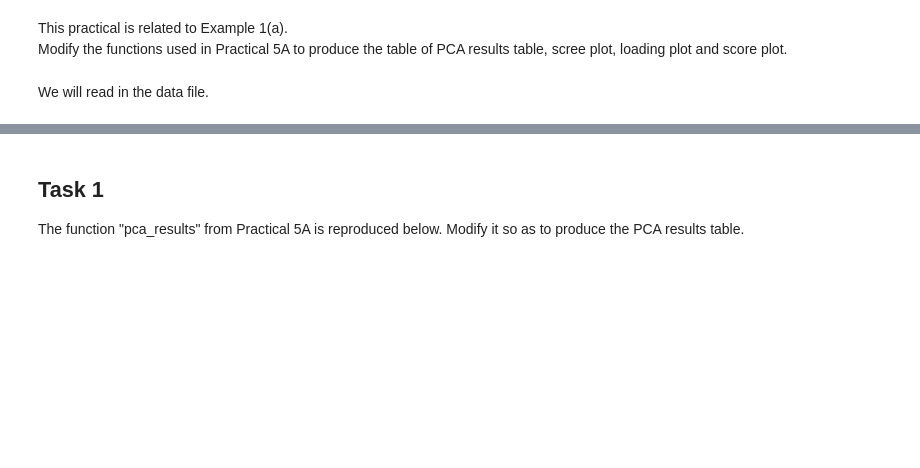
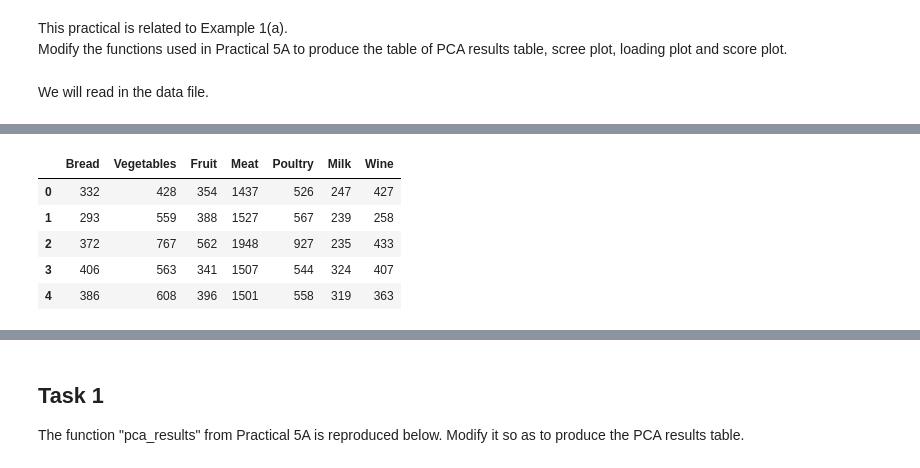
Before and after one commit to fwnriyx/poly, a Jupyter notebook: Math For AI/Week 6/Practical_5b_Example1_Covariance.ipynb, the cells around one changed output, grey strips where cells are left out. Saved outputs shown, nothing was run; the diff lists cells and outputs as text; code cells hidden in the pictures; blank space fills up the shorter version.

```diff
--- a/Math For AI/Week 6/Practical_5b_Example1_Covariance.ipynb
+++ b/Math For AI/Week 6/Practical_5b_Example1_Covariance.ipynb
@@ -18,3 +25,13 @@ data.head()
+# %%
+data_reduced = data.drop(['Social Class/ No. of children'], axis=1)
+data_reduced.head()
+# %% [output]
+|  | Bread | Vegetables | Fruit | Meat | Poultry | Milk | Wine |
+| 0 | 332 | 428 | 354 | 1437 | 526 | 247 | 427 |
+| 1 | 293 | 559 | 388 | 1527 | 567 | 239 | 258 |
+| 2 | 372 | 767 | 562 | 1948 | 927 | 235 | 433 |
+| 3 | 406 | 563 | 341 | 1507 | 544 | 324 | 407 |
+| 4 | 386 | 608 | 396 | 1501 | 558 | 319 | 363 |
 # %%
 data_reduced = data.drop(['Social Class/ No. of children'], axis=1)
 data_reduced.head()
```
Also changed, not shown: parts of 9 cells of this notebook, 2 other files.
